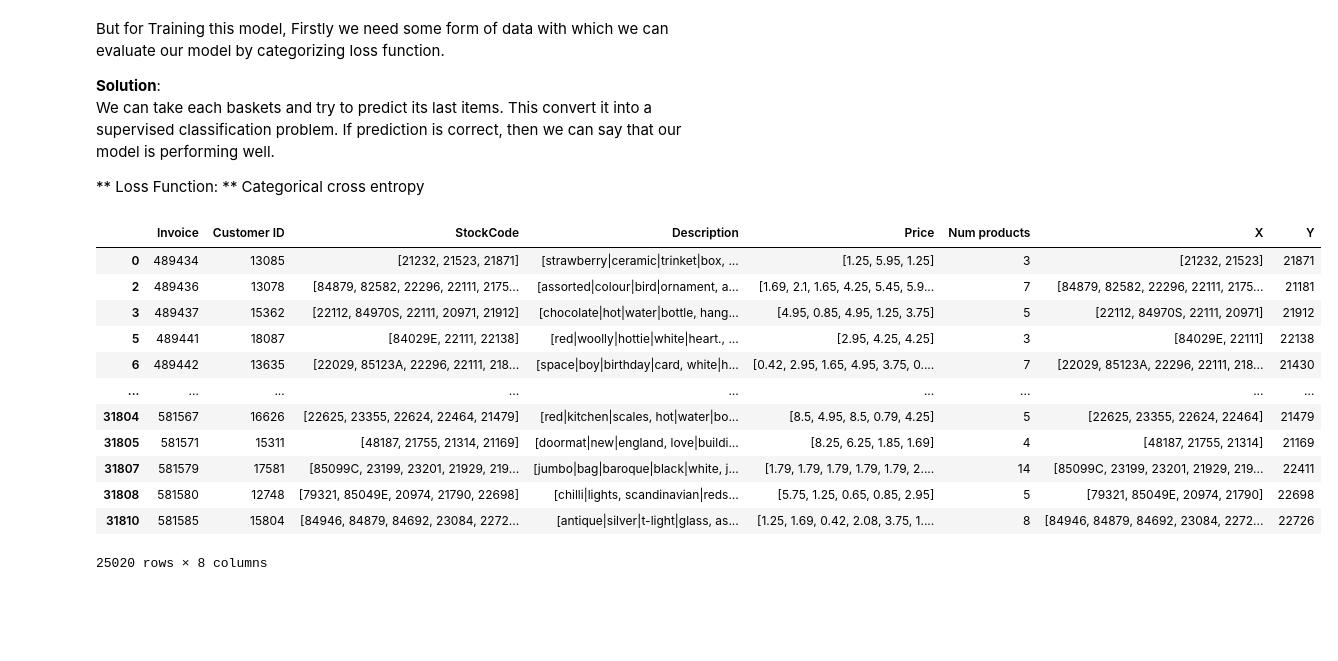
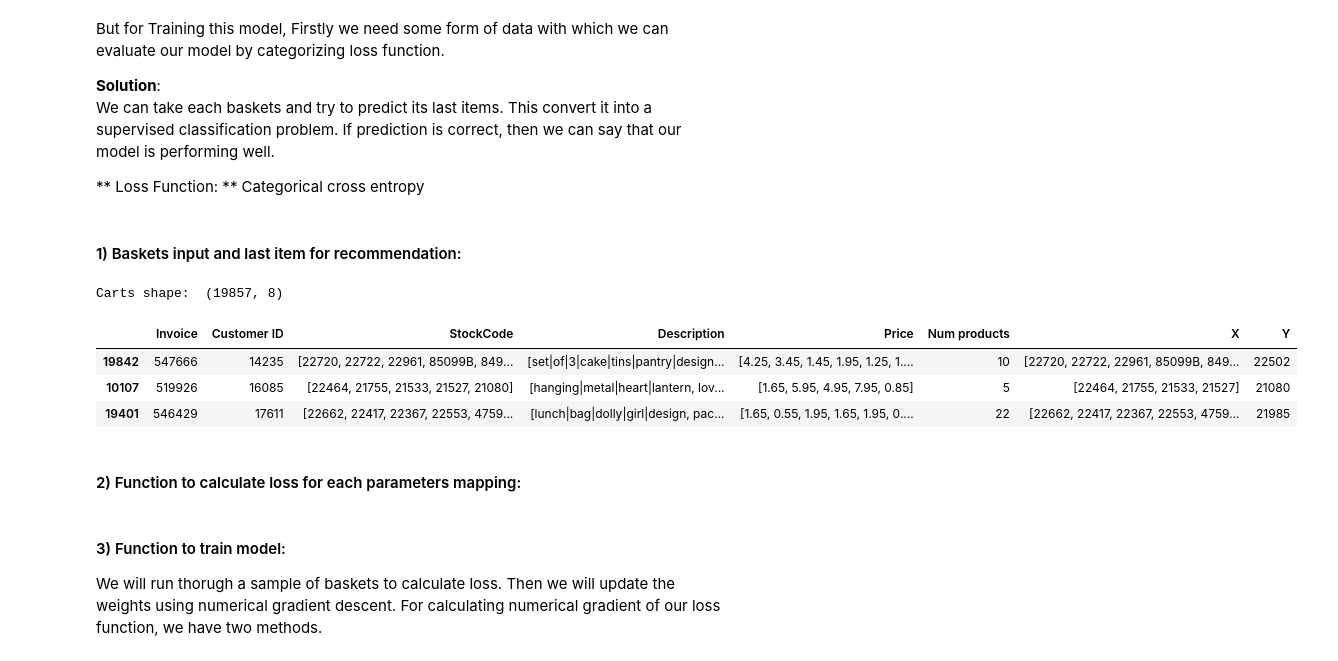
Before and after one commit to koelinkrishh/Retail-Recommendation, a Jupyter notebook: Notebooks/Training.ipynb, the cells around one changed output. Cells and saved outputs as stored; diff of their text form; code cells hidden in the pictures; blank space fills up the shorter version.

```diff
--- a/Notebooks/Training.ipynb
+++ b/Notebooks/Training.ipynb
@@ -47,27 +91,24 @@ We can take each baskets and try to predict its last items. This convert it into
 If prediction is correct, then we can say that our model is performing well.
 
 ** Loss Function: ** Categorical cross entropy
+# %% [markdown]
+#### 1) Baskets input and last item for recommendation:
 # %%
+
 ## Keep only relevent features & baskets with some items -> Single item purchases are targeted and are therefore irrelevant
 
-## === STEP 1: Prepare Input and Output dataset ===
-Carts = baskets[ baskets['Num products']>= 3].drop(columns=['Purchase Date', 'Purchase Time', 'InvoiceDate', 'Quantity', 'Amount', 'Total amount'])
+Carts = baskets[ baskets['Num products']>= 5].drop(columns=['Purchase Date', 'Purchase Time', 'InvoiceDate', 'Quantity', 'Amount', 'Total amount'])
 # we assume all purchases will be made today -> recency bias will not be trained well.
 Carts['X'] = Carts['StockCode'].apply(lambda x: x[:-1])
 Carts['Y'] = Carts['StockCode'].apply(lambda x: x[-1])
-Carts
+print("Carts shape: ",Carts.shape)
+Carts.sample(3)
 # %% [output]
+Carts shape:  (19857, 8)
 |  | Invoice | Customer ID | StockCode | Description | Price | Num products | X | Y |
-| 0 | 489434 | 13085 | [21232, 21523, 21871] | [strawberry|ceramic|trinket|box, ... | [1.25, 5.95, 1.25] | 3 | [21232, 21523] | 21871 |
-| 2 | 489436 | 13078 | [84879, 82582, 22296, 22111, 2175... | [assorted|colour|bird|ornament, a... | [1.69, 2.1, 1.65, 4.25, 5.45, 5.9... | 7 | [84879, 82582, 22296, 22111, 2175... | 21181 |
-| 3 | 489437 | 15362 | [22112, 84970S, 22111, 20971, 21912] | [chocolate|hot|water|bottle, hang... | [4.95, 0.85, 4.95, 1.25, 3.75] | 5 | [22112, 84970S, 22111, 20971] | 21912 |
-| 5 | 489441 | 18087 | [84029E, 22111, 22138] | [red|woolly|hottie|white|heart., ... | [2.95, 4.25, 4.25] | 3 | [84029E, 22111] | 22138 |
-| 6 | 489442 | 13635 | [22029, 85123A, 22296, 22111, 218... | [space|boy|birthday|card, white|h... | [0.42, 2.95, 1.65, 4.95, 3.75, 0.... | 7 | [22029, 85123A, 22296, 22111, 218... | 21430 |
-| ... | ... | ... | ... | ... | ... | ... | ... | ... |
-| 31804 | 581567 | 16626 | [22625, 23355, 22624, 22464, 21479] | [red|kitchen|scales, hot|water|bo... | [8.5, 4.95, 8.5, 0.79, 4.25] | 5 | [22625, 23355, 22624, 22464] | 21479 |
-| 31805 | 581571 | 15311 | [48187, 21755, 21314, 21169] | [doormat|new|england, love|buildi... | [8.25, 6.25, 1.85, 1.69] | 4 | [48187, 21755, 21314] | 21169 |
-| 31807 | 581579 | 17581 | [85099C, 23199, 23201, 21929, 219... | [jumbo|bag|baroque|black|white, j... | [1.79, 1.79, 1.79, 1.79, 1.79, 2.... | 14 | [85099C, 23199, 23201, 21929, 219... | 22411 |
-| 31808 | 581580 | 12748 | [79321, 85049E, 20974, 21790, 22698] | [chilli|lights, scandinavian|reds... | [5.75, 1.25, 0.65, 0.85, 2.95] | 5 | [79321, 85049E, 20974, 21790] | 22698 |
-| 31810 | 581585 | 15804 | [84946, 84879, 84692, 23084, 2272... | [antique|silver|t-light|glass, as... | [1.25, 1.69, 0.42, 2.08, 3.75, 1.... | 8 | [84946, 84879, 84692, 23084, 2272... | 22726 |
+| 19842 | 547666 | 14235 | [22720, 22722, 22961, 85099B, 849... | [set|of|3|cake|tins|pantry|design... | [4.25, 3.45, 1.45, 1.95, 1.25, 1.... | 10 | [22720, 22722, 22961, 85099B, 849... | 22502 |
+| 10107 | 519926 | 16085 | [22464, 21755, 21533, 21527, 21080] | [hanging|metal|heart|lantern, lov... | [1.65, 5.95, 4.95, 7.95, 0.85] | 5 | [22464, 21755, 21533, 21527] | 21080 |
+| 19401 | 546429 | 17611 | [22662, 22417, 22367, 22553, 4759... | [lunch|bag|dolly|girl|design, pac... | [1.65, 0.55, 1.95, 1.65, 1.95, 0.... | 22 | [22662, 22417, 22367, 22553, 4759... | 21985 |
-25020 rows × 8 columns
+# %% [markdown]
+#### 2) Function to calculate loss for each parameters mapping:
 # %%
@@ -84,0 +170,4 @@ def Categorical_Cross_Entropy(y_true, y_pred):
+# %% [markdown]
+#### 3) Function to train model:
+We will run thorugh a sample of baskets to calculate loss. Then we will update the weights using numerical gradient descent.
+For calculating numerical gradient of our loss function, we have two methods.
```
Also changed, not shown: parts of 24 cells of this notebook, 8 other files.
